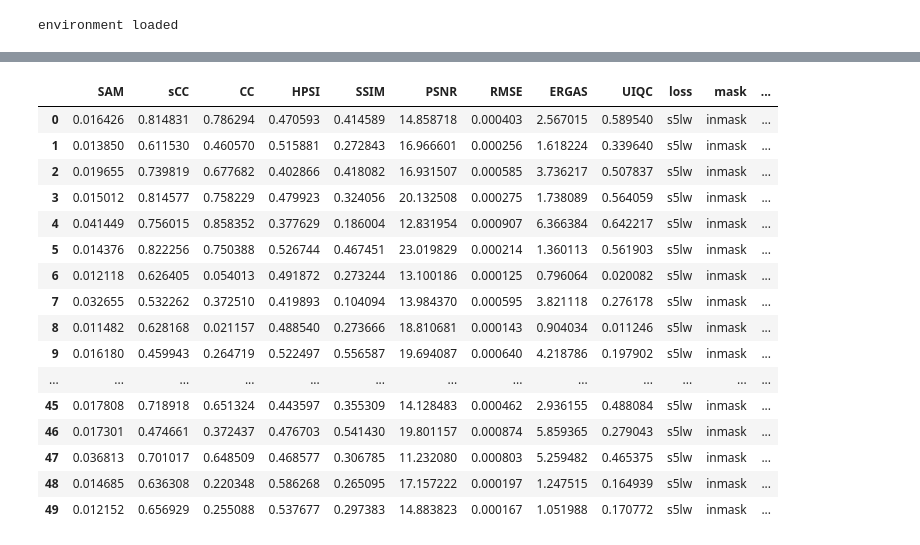
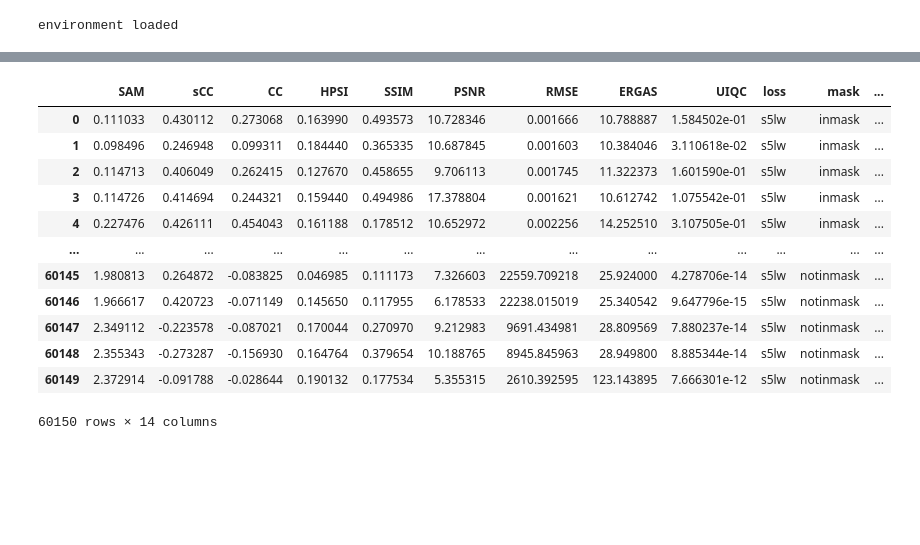
Before and after one commit to ucabcbo/ARISGAN, a Jupyter notebook: summary_eval.ipynb, the cells around one changed output, grey strips where cells are left out. Cells and saved outputs as stored; diff of their text form; code cells hidden in the pictures; blank space fills up the shorter version.

```diff
--- a/summary_eval.ipynb
+++ b/summary_eval.ipynb
@@ -27,7 +71,8 @@ evaluation_root = os.path.join(env.EXPERIMENT_ROOT, '_evaluation')
 columnnames = ['loss',
                'mask',
                'dataset',
-               'model']
+               'model',
+               'batch']
 
 data_frames = []
 for filename in os.listdir(evaluation_root):
@@ -47,3 +92,6 @@ for filename in os.listdir(evaluation_root):
 
 # Concatenate all DataFrames into a single DataFrame
 combined_df = pd.concat(data_frames, ignore_index=True).drop('index', axis=1)
+combined_df['batch'].fillna('b16', inplace=True)
+
+combined_df = combined_df[combined_df['model'].isin(modelorder)]
@@ -194,20 +227,16 @@ quintile('HPSI', masked=False, dataset=None, returndf=True)
 # %%
-combined_df.head(50)
+combined_df
 # %% [output]
 |  | SAM | sCC | CC | HPSI | SSIM | PSNR | RMSE | ERGAS | UIQC | loss | mask | ... |
-| 0 | 0.016426 | 0.814831 | 0.786294 | 0.470593 | 0.414589 | 14.858718 | 0.000403 | 2.567015 | 0.589540 | s5lw | inmask | ... |
-| 1 | 0.013850 | 0.611530 | 0.460570 | 0.515881 | 0.272843 | 16.966601 | 0.000256 | 1.618224 | 0.339640 | s5lw | inmask | ... |
-| 2 | 0.019655 | 0.739819 | 0.677682 | 0.402866 | 0.418082 | 16.931507 | 0.000585 | 3.736217 | 0.507837 | s5lw | inmask | ... |
-| 3 | 0.015012 | 0.814577 | 0.758229 | 0.479923 | 0.324056 | 20.132508 | 0.000275 | 1.738089 | 0.564059 | s5lw | inmask | ... |
-| 4 | 0.041449 | 0.756015 | 0.858352 | 0.377629 | 0.186004 | 12.831954 | 0.000907 | 6.366384 | 0.642217 | s5lw | inmask | ... |
-| 5 | 0.014376 | 0.822256 | 0.750388 | 0.526744 | 0.467451 | 23.019829 | 0.000214 | 1.360113 | 0.561903 | s5lw | inmask | ... |
-| 6 | 0.012118 | 0.626405 | 0.054013 | 0.491872 | 0.273244 | 13.100186 | 0.000125 | 0.796064 | 0.020082 | s5lw | inmask | ... |
-| 7 | 0.032655 | 0.532262 | 0.372510 | 0.419893 | 0.104094 | 13.984370 | 0.000595 | 3.821118 | 0.276178 | s5lw | inmask | ... |
-| 8 | 0.011482 | 0.628168 | 0.021157 | 0.488540 | 0.273666 | 18.810681 | 0.000143 | 0.904034 | 0.011246 | s5lw | inmask | ... |
-| 9 | 0.016180 | 0.459943 | 0.264719 | 0.522497 | 0.556587 | 19.694087 | 0.000640 | 4.218786 | 0.197902 | s5lw | inmask | ... |
+| 0 | 0.111033 | 0.430112 | 0.273068 | 0.163990 | 0.493573 | 10.728346 | 0.001666 | 10.788887 | 1.584502e-01 | s5lw | inmask | ... |
+| 1 | 0.098496 | 0.246948 | 0.099311 | 0.184440 | 0.365335 | 10.687845 | 0.001603 | 10.384046 | 3.110618e-02 | s5lw | inmask | ... |
+| 2 | 0.114713 | 0.406049 | 0.262415 | 0.127670 | 0.458655 | 9.706113 | 0.001745 | 11.322373 | 1.601590e-01 | s5lw | inmask | ... |
+| 3 | 0.114726 | 0.414694 | 0.244321 | 0.159440 | 0.494986 | 17.378804 | 0.001621 | 10.612742 | 1.075542e-01 | s5lw | inmask | ... |
+| 4 | 0.227476 | 0.426111 | 0.454043 | 0.161188 | 0.178512 | 10.652972 | 0.002256 | 14.252510 | 3.107505e-01 | s5lw | inmask | ... |
 | ... | ... | ... | ... | ... | ... | ... | ... | ... | ... | ... | ... | ... |
-| 45 | 0.017808 | 0.718918 | 0.651324 | 0.443597 | 0.355309 | 14.128483 | 0.000462 | 2.936155 | 0.488084 | s5lw | inmask | ... |
-| 46 | 0.017301 | 0.474661 | 0.372437 | 0.476703 | 0.541430 | 19.801157 | 0.000874 | 5.859365 | 0.279043 | s5lw | inmask | ... |
-| 47 | 0.036813 | 0.701017 | 0.648509 | 0.468577 | 0.306785 | 11.232080 | 0.000803 | 5.259482 | 0.465375 | s5lw | inmask | ... |
-| 48 | 0.014685 | 0.636308 | 0.220348 | 0.586268 | 0.265095 | 17.157222 | 0.000197 | 1.247515 | 0.164939 | s5lw | inmask | ... |
-| 49 | 0.012152 | 0.656929 | 0.255088 | 0.537677 | 0.297383 | 14.883823 | 0.000167 | 1.051988 | 0.170772 | s5lw | inmask | ... |
+| 60145 | 1.980813 | 0.264872 | -0.083825 | 0.046985 | 0.111173 | 7.326603 | 22559.709218 | 25.924000 | 4.278706e-14 | s5lw | notinmask | ... |
+| 60146 | 1.966617 | 0.420723 | -0.071149 | 0.145650 | 0.117955 | 6.178533 | 22238.015019 | 25.340542 | 9.647796e-15 | s5lw | notinmask | ... |
+| 60147 | 2.349112 | -0.223578 | -0.087021 | 0.170044 | 0.270970 | 9.212983 | 9691.434981 | 28.809569 | 7.880237e-14 | s5lw | notinmask | ... |
+| 60148 | 2.355343 | -0.273287 | -0.156930 | 0.164764 | 0.379654 | 10.188765 | 8945.845963 | 28.949800 | 8.885344e-14 | s5lw | notinmask | ... |
+| 60149 | 2.372914 | -0.091788 | -0.028644 | 0.190132 | 0.177534 | 5.355315 | 2610.392595 | 123.143895 | 7.666301e-12 | s5lw | notinmask | ... |
+60150 rows × 14 columns
```
Also changed, not shown: parts of 7 cells of this notebook.
